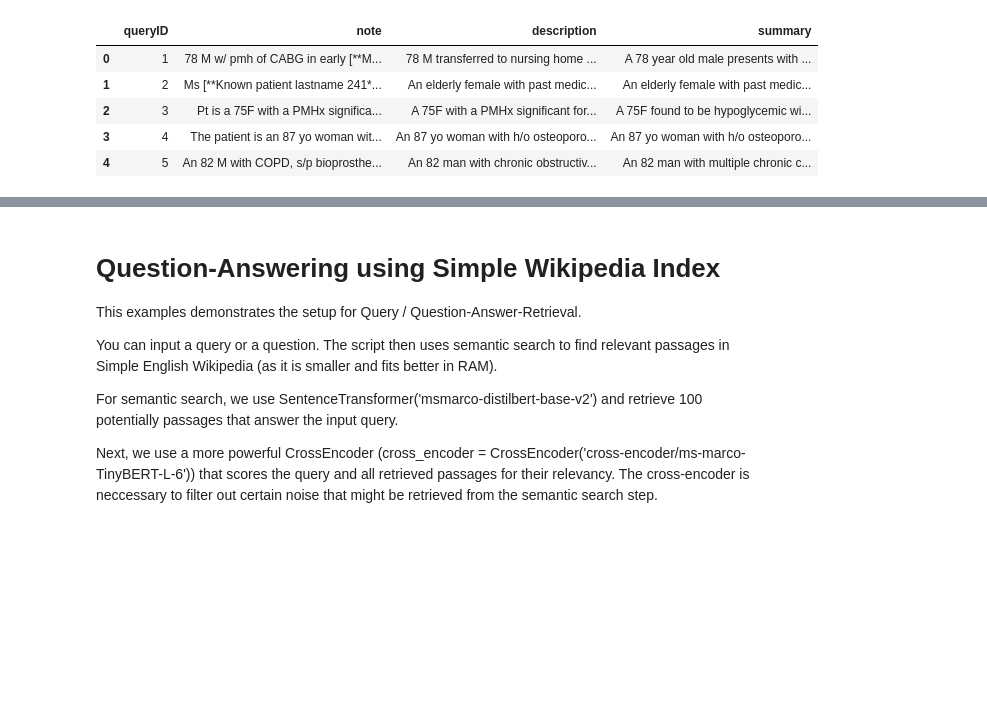
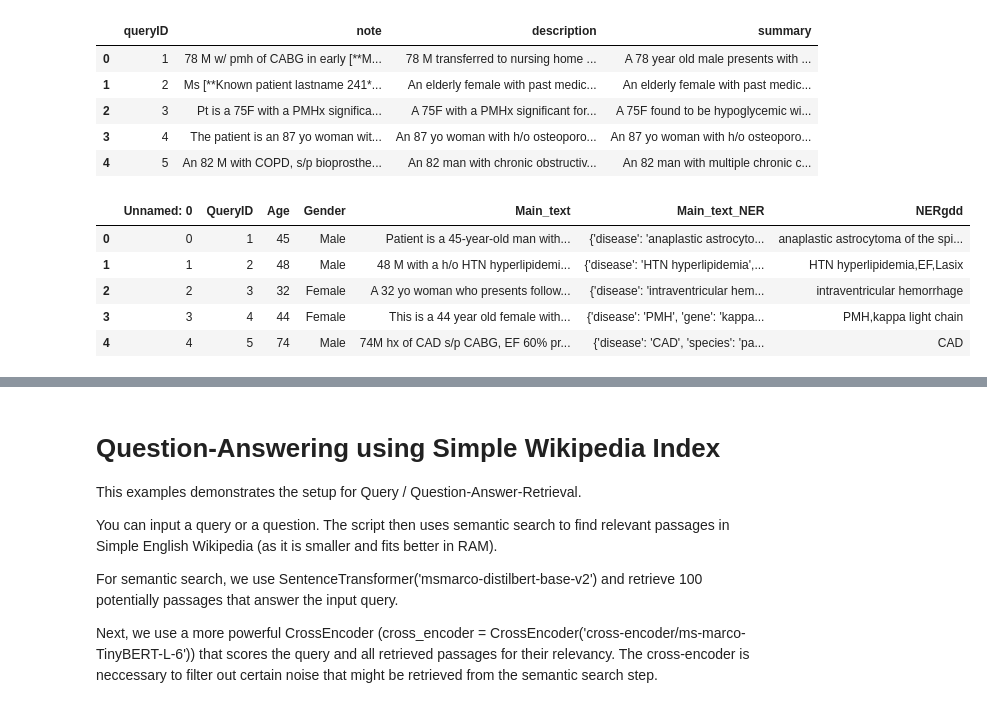
Before and after one commit to HuyenNguyenHelen/MyTREC_2021, a Jupyter notebook: BERT_Innitial_Reranking.ipynb, the cells around one changed output, grey strips where cells are left out. Drawn from its saved outputs; the diff is of its cells as text; code cells hidden in the pictures; blank space fills up the shorter version.

```diff
--- a/BERT_Innitial_Reranking.ipynb
+++ b/BERT_Innitial_Reranking.ipynb
@@ -26,17 +26,19 @@ Requirement already satisfied, skipping upgrade: click in /usr/local/lib/python3
 ### Documents
 # %%
 import pandas as pd
-path = r"/content/Source_NER-BERN_Query_gene-disease-drug_2021.csv"
-with open(path, 'r', encoding = 'utf-8') as f:
-    data = pd.read_csv(f)
+path = r"/content/Text_New_Summary_OR_NER-BERN_Query2016_gene-disease-drug_2016(1).csv"
+with open(path, 'r', encoding = 'utf-8' ) as f:
+    data = pd.read_csv(f, header = None, delimiter='\t')
+data.columns = ['queryID','docID', 'score', 'concat_str']
+data.head()
 
-column_names = [name.split(':')[0].replace('\'', '') for name in data.columns]
-column_names = [name.split(':')[0].replace(' ', '') for name in column_names]
-data.columns = column_names
-print(data.columns )
+# column_names = [name.split(':')[0].replace('\'', '') for name in data.columns]
+# column_names = [name.split(':')[0].replace(' ', '') for name in column_names]
+# data.columns = column_names
+# print(data.columns )
 
-# Creating new data with some txt fields
-new_data = data[['brief_title', 'official_title', 'brief_summary_text_block', 'concat_string']]
-new_data['brief_summary_text_block'] = new_data['brief_summary_text_block'].apply(lambda x: x.split(':')[1].replace("'",''))
-new_data['brief_summary_text_block'].head()
+# # Creating new data with some txt fields
+# new_data = data[['brief_title', 'official_title', 'brief_summary_text_block', 'concat_string']]
+# new_data['brief_summary_text_block'] = new_data['brief_summary_text_block'].apply(lambda x: x.split(':')[1].replace("'",''))
+# new_data['brief_summary_text_block'].head()
 # %% [output]
@@ -104,3 +89,17 @@ queries.head()
 | 2 | 3 | Pt is a 75F with a PMHx significa... | A 75F with a PMHx significant for... | A 75F found to be hypoglycemic wi... |
 | 3 | 4 | The patient is an 87 yo woman wit... | An 87 yo woman with h/o osteoporo... | An 87 yo woman with h/o osteoporo... |
 | 4 | 5 | An 82 M with COPD, s/p bioprosthe... | An 82 man with chronic obstructiv... | An 82 man with multiple chronic c... |
+# %%
+# Processed query 2016
+path = r"/content/NER-BERN_Query2021_gene-disease-drug.csv"
+with open(path, 'r', encoding = 'utf-8' ) as f:
+    query = pd.read_csv(f)
+query['NERgdd'] = query['NERgdd'].apply(labda x: ''.join([i for i in x.split(',')]))
+query.head()
+# %% [output]
+|  | Unnamed: 0 | QueryID | Age | Gender | Main_text | Main_text_NER | NERgdd |
+| 0 | 0 | 1 | 45 | Male | Patient is a 45-year-old man with... | {'disease': 'anaplastic astrocyto... | anaplastic astrocytoma of the spi... |
+| 1 | 1 | 2 | 48 | Male | 48 M with a h/o HTN hyperlipidemi... | {'disease': 'HTN hyperlipidemia',... | HTN hyperlipidemia,EF,Lasix |
+| 2 | 2 | 3 | 32 | Female | A 32 yo woman who presents follow... | {'disease': 'intraventricular hem... | intraventricular hemorrhage |
+| 3 | 3 | 4 | 44 | Female | This is a 44 year old female with... | {'disease': 'PMH', 'gene': 'kappa... | PMH,kappa light chain |
+| 4 | 4 | 5 | 74 | Male | 74M hx of CAD s/p CABG, EF 60% pr... | {'disease': 'CAD', 'species': 'pa... | CAD |
```
Also changed, not shown: parts of 10 cells of this notebook.
